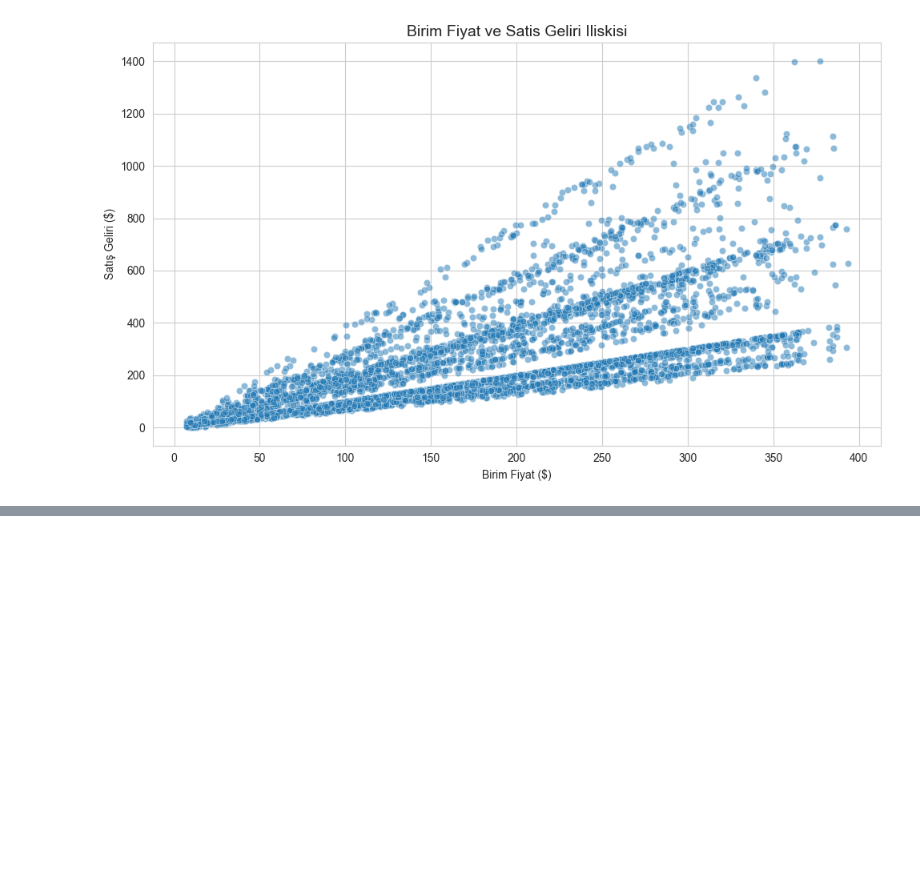
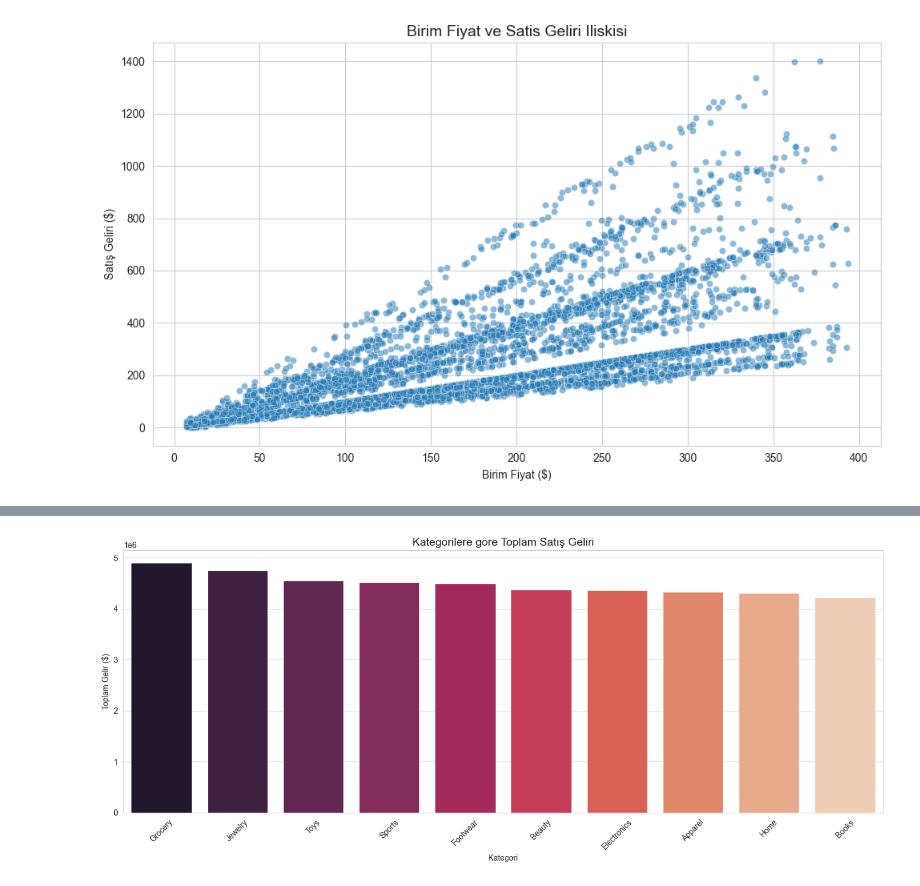
Before and after one commit to Rtur2003/Rtur2003-Data-Science---Python, a Jupyter notebook: Deneme.ipynb, the cells around one changed output, grey strips where cells are left out. Saved outputs shown, nothing was run; the diff lists cells and outputs as text; code cells hidden in the pictures; blank space fills up the shorter version.

```diff
--- a/Deneme.ipynb
+++ b/Deneme.ipynb
@@ -455,0 +458,9 @@ plt.show()
+# %%
+# Kategorilere göre toplam gelir - groupby ve agg kullanimi
+kategori_gelir = df.groupby('Category')['LineRevenue$'].agg(['sum', 'mean', 'count']).reset_index()
+kategori_gelir.columns = ['Kategori', 'Toplam Gelir', 'Ortalama Gelir', 'Satış Adedi']
+kategori_gelir = kategori_gelir.sort_values('Toplam Gelir', ascending=False)
+
+print("KATEGORİLERE GÖRE GELİR ANALİZİ")
+print("=" * 60)
+kategori_gelir
@@ -455,0 +481,12 @@ plt.show()
+# %%
+# Kategori bazlı toplam gelir grafiği
+plt.figure(figsize=(14, 6))
+sns.barplot(data=kategori_gelir, x='Kategori', y='Toplam Gelir', palette='rocket')
+plt.title('Kategorilere göre Toplam Satış Geliri', fontsize=14)
+plt.xlabel('Kategori')
+plt.ylabel('Toplam Gelir ($)')
+plt.xticks(rotation=45)
+plt.tight_layout()
+plt.show()
+# %% [output]
+[figure, added]
```
Also changed, not shown: parts of 3 cells of this notebook.
